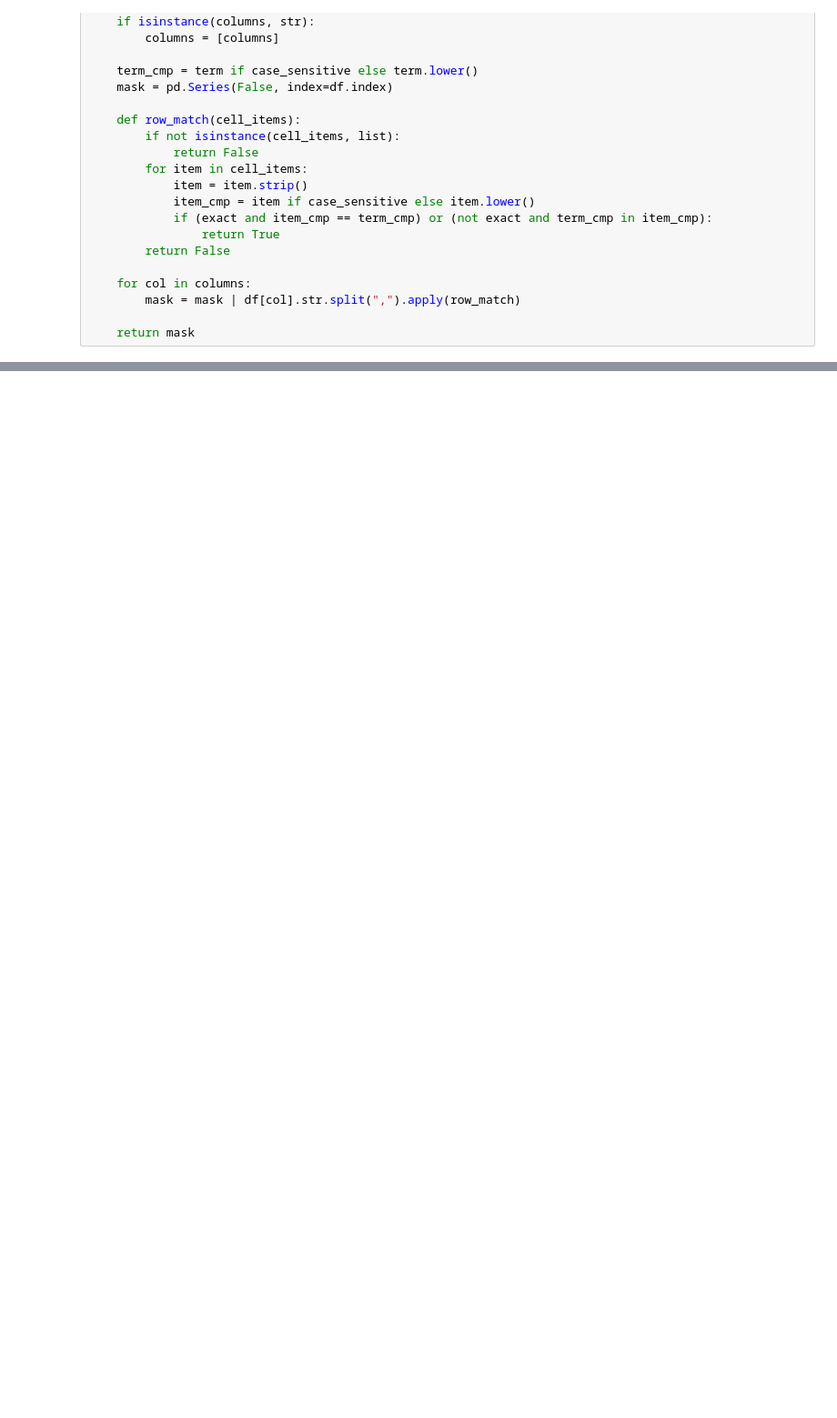
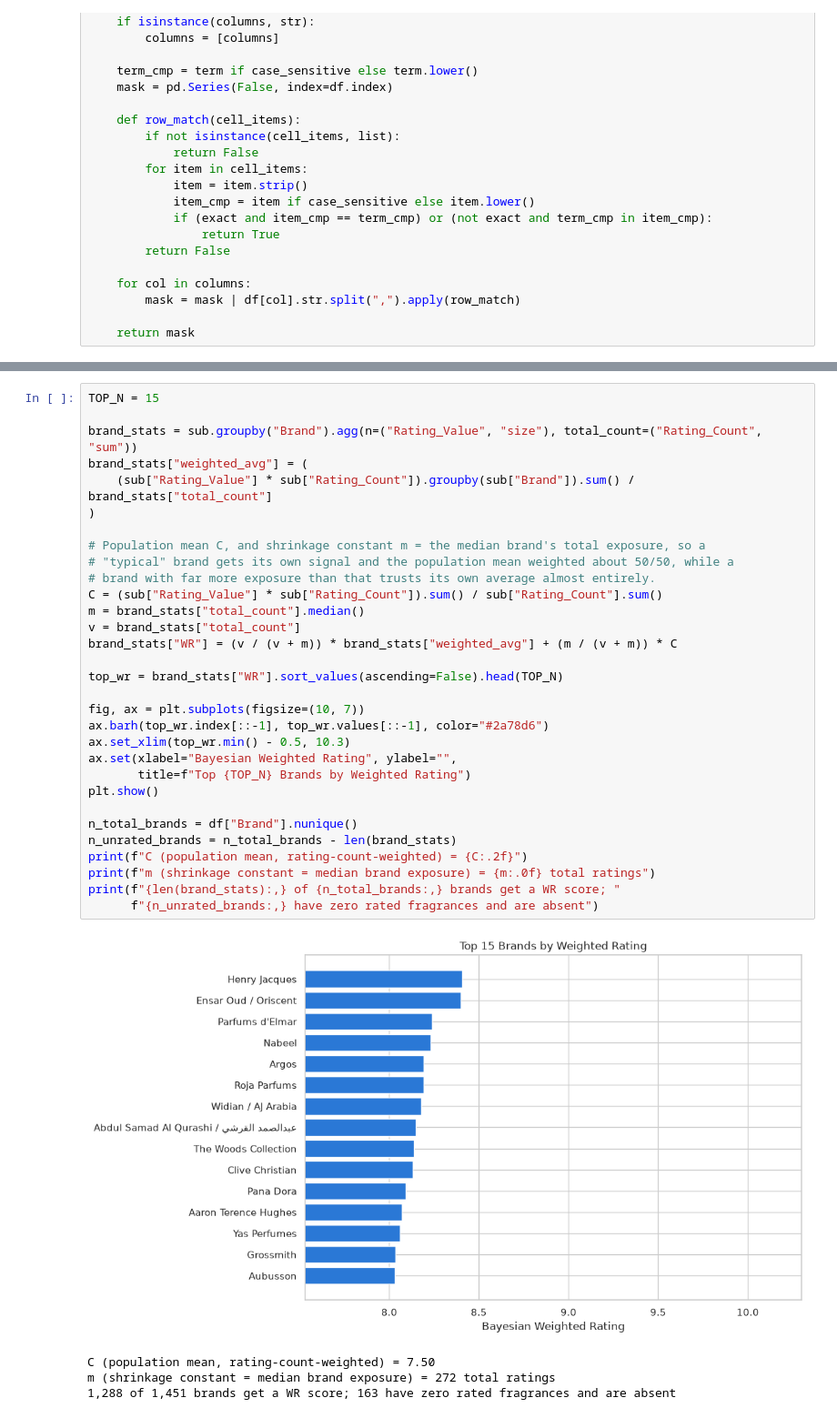
Before and after one commit to JennyIseev/fragrance-analysis, a Jupyter notebook: notebooks/02_EDA.ipynb, the cells around one changed output, grey strips where cells are left out. Shown at 91% size. Drawn from its saved outputs; the diff is of its cells as text; blank space fills up the shorter version.

```diff
--- a/notebooks/02_EDA.ipynb
+++ b/notebooks/02_EDA.ipynb
@@ -44,0 +269,36 @@ def contains_value(df, columns, term, exact=True, case_sensitive=False):
+# %%
+TOP_N = 15
+
+brand_stats = sub.groupby("Brand").agg(n=("Rating_Value", "size"), total_count=("Rating_Count", "sum"))
+brand_stats["weighted_avg"] = (
+    (sub["Rating_Value"] * sub["Rating_Count"]).groupby(sub["Brand"]).sum() / brand_stats["total_count"]
+)
+
+# Population mean C, and shrinkage constant m = the median brand's total exposure, so a
+# "typical" brand gets its own signal and the population mean weighted about 50/50, while a
+# brand with far more exposure than that trusts its own average almost entirely.
+C = (sub["Rating_Value"] * sub["Rating_Count"]).sum() / sub["Rating_Count"].sum()
+m = brand_stats["total_count"].median()
+v = brand_stats["total_count"]
+brand_stats["WR"] = (v / (v + m)) * brand_stats["weighted_avg"] + (m / (v + m)) * C
+
+top_wr = brand_stats["WR"].sort_values(ascending=False).head(TOP_N)
+
+fig, ax = plt.subplots(figsize=(10, 7))
+ax.barh(top_wr.index[::-1], top_wr.values[::-1], color="#2a78d6")
+ax.set_xlim(top_wr.min() - 0.5, 10.3)
+ax.set(xlabel="Bayesian Weighted Rating", ylabel="",
+       title=f"Top {TOP_N} Brands by Weighted Rating")
+plt.show()
+
+n_total_brands = df["Brand"].nunique()
+n_unrated_brands = n_total_brands - len(brand_stats)
+print(f"C (population mean, rating-count-weighted) = {C:.2f}")
+print(f"m (shrinkage constant = median brand exposure) = {m:.0f} total ratings")
+print(f"{len(brand_stats):,} of {n_total_brands:,} brands get a WR score; "
+      f"{n_unrated_brands:,} have zero rated fragrances and are absent")
+# %% [output]
+[figure, added]
+C (population mean, rating-count-weighted) = 7.50
+m (shrinkage constant = median brand exposure) = 272 total ratings
+1,288 of 1,451 brands get a WR score; 163 have zero rated fragrances and are absent
```
Also changed, not shown: parts of 32 cells of this notebook, 1 other file.
